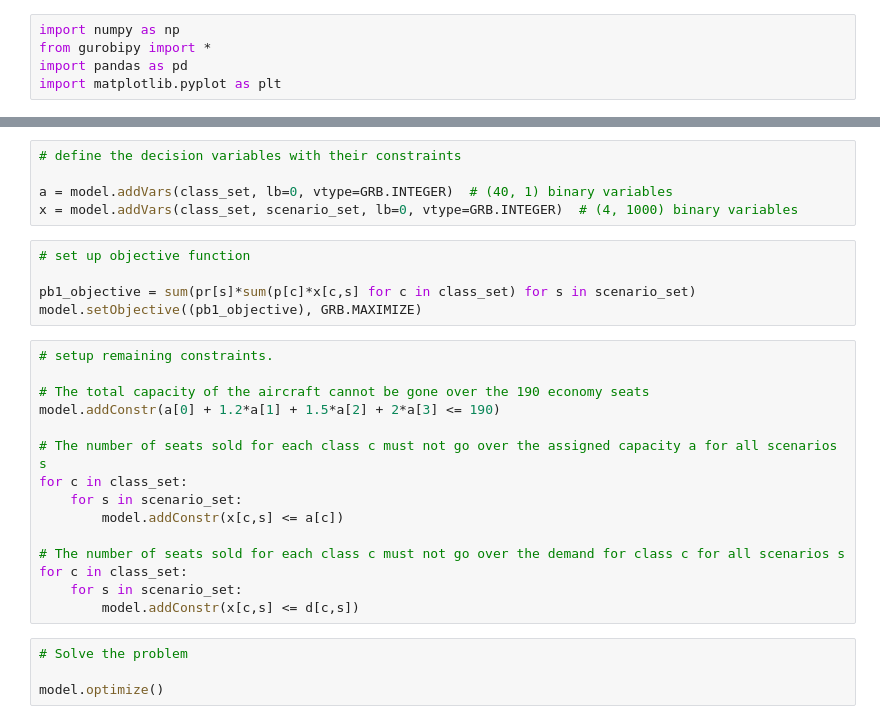
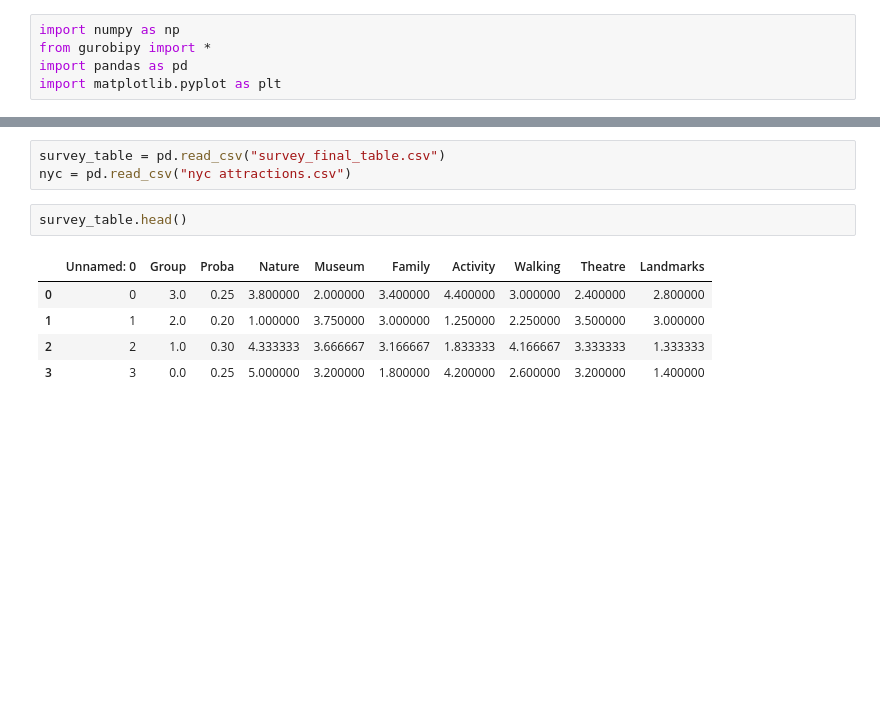
Before and after one commit to kaia-hu/hu_portfolio, a Jupyter notebook: decision_analytics_final.ipynb, the cells around one changed output, grey strips where cells are left out. Cells and saved outputs as stored; diff of their text form; blank space fills up the shorter version.

```diff
--- a/decision_analytics_final.ipynb
+++ b/decision_analytics_final.ipynb
@@ -25,29 +10,11 @@ model = Model()
-# %%
-# define the decision variables with their constraints
-
-a = model.addVars(class_set, lb=0, vtype=GRB.INTEGER)  # (40, 1) binary variables
-x = model.addVars(class_set, scenario_set, lb=0, vtype=GRB.INTEGER)  # (4, 1000) binary variables
-# %%
-# set up objective function
-
-pb1_objective = sum(pr[s]*sum(p[c]*x[c,s] for c in class_set) for s in scenario_set)
-model.setObjective((pb1_objective), GRB.MAXIMIZE)
-# %%
-# setup remaining constraints.
-
-# The total capacity of the aircraft cannot be gone over the 190 economy seats
-model.addConstr(a[0] + 1.2*a[1] + 1.5*a[2] + 2*a[3] <= 190)
-
-# The number of seats sold for each class c must not go over the assigned capacity a for all scenarios s
-for c in class_set:
-    for s in scenario_set:
-        model.addConstr(x[c,s] <= a[c])
-
-# The number of seats sold for each class c must not go over the demand for class c for all scenarios s
-for c in class_set:
-    for s in scenario_set:
-        model.addConstr(x[c,s] <= d[c,s])
-# %%
-# Solve the problem
-
-model.optimize()
+# %%
+survey_table = pd.read_csv("survey_final_table.csv")
+nyc = pd.read_csv("nyc attractions.csv")
+# %%
+survey_table.head()
+# %% [output]
+|  | Unnamed: 0 | Group | Proba | Nature | Museum | Family | Activity | Walking | Theatre | Landmarks |
+| 0 | 0 | 3.0 | 0.25 | 3.800000 | 2.000000 | 3.400000 | 4.400000 | 3.000000 | 2.400000 | 2.800000 |
+| 1 | 1 | 2.0 | 0.20 | 1.000000 | 3.750000 | 3.000000 | 1.250000 | 2.250000 | 3.500000 | 3.000000 |
+| 2 | 2 | 1.0 | 0.30 | 4.333333 | 3.666667 | 3.166667 | 1.833333 | 4.166667 | 3.333333 | 1.333333 |
+| 3 | 3 | 0.0 | 0.25 | 5.000000 | 3.200000 | 1.800000 | 4.200000 | 2.600000 | 3.200000 | 1.400000 |
```
Also changed, not shown: parts of 11 cells of this notebook, 2 other files.
